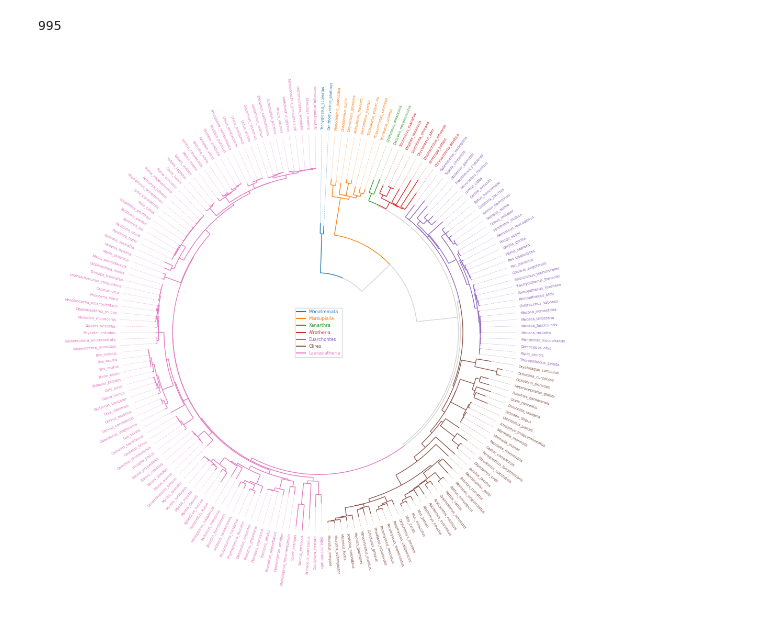
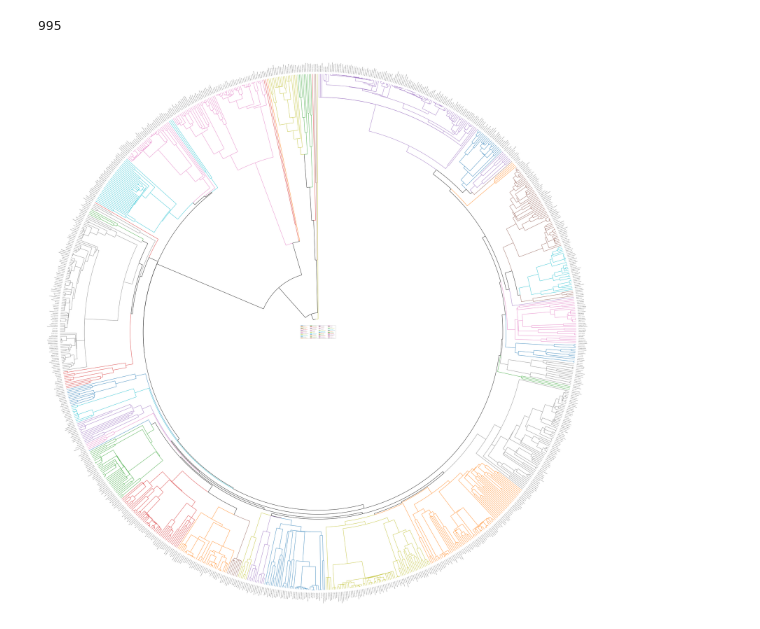
Before and after one commit to anoban/wsu, a Jupyter notebook: notebooks/chapter_02/phylogeney.ipynb, the cells around one changed output. Drawn from its saved outputs; the diff is of its cells as text; code cells hidden in the pictures.

```diff
--- a/notebooks/chapter_02/phylogeney.ipynb
+++ b/notebooks/chapter_02/phylogeney.ipynb
@@ -16,6 +16,7 @@ from pycirclize.utils import ColorCycler, load_example_tree_file
 from Bio import Phylo
 # %%
 phylogeny = Phylo.read(r"../../data/chapter2/uphylomaker/collab_fineroots_log_995_species_means_5states.tre", format="newick")
+data = pd.read_csv(r"../../data/chapter2/FREDv3subset/collab_fineroots_log_995_species_means_5states_name_matched_with_phylogeny.csv")
 # %%
 phylogeny.total_branch_length()
 # %% [output]
@@ -25,37 +26,25 @@ phylogeny.count_terminals() # tips are called terminals here
 # %% [output]
 995
 # %%
-# Initialize Circos from phylogenetic tree
-tree_file = load_example_tree_file("large_example.nwk")
-circos, tv = Circos.initialize_from_tree(tree_file, r_lim=(30, 100), leaf_label_size=5, line_kws=dict(color="lightgrey", lw=1.0))
+circos, tv = Circos.initialize_from_tree(tree_data=phylogeny, r_lim=(5, 100), leaf_label_size=3, line_kws=dict(color="black", lw=1.0), align_leaf_label=True, # initialize Circos from phylogenetic tree
+                                         leaf_label_rmargin=1, label_formatter=lambda name: name.replace('_', ' '))
+order_species_dict = {order: tuple(df.binominal) for (order, df) in data.groupby("F01290")} # define group-species dict for tree annotation
+ColorCycler.set_cmap("tab10") # lots of colours get repeated here though??????
+order_colour = {order: ColorCycler() for order  in order_species_dict}
 
-# Define group-species dict for tree annotation
-# In this example, set minimum species list to specify group's MRCA node
-group_name2species_list = dict(
-    Monotremata=["Tachyglossus_aculeatus", "Ornithorhynchus_anatinus"],
-    Marsupialia=["Monodelphis_domestica", "Vombatus_ursinus"],
-    Xenarthra=["Choloepus_didactylus", "Dasypus_novemcinctus"],
-    Afrotheria=["Trichechus_manatus", "Chrysochloris_asiatica"],
-    Euarchontes=["Galeopterus_variegatus", "Theropithecus_gelada"],
-    Glires=["Oryctolagus_cuniculus", "Microtus_oregoni"],
-    Laurasiatheria=["Talpa_occidentalis", "Mirounga_leonina"],
-)
+for order, species in order_species_dict.items():
+    colour = order_colour[order]
+    tv.set_node_line_props(species, color=colour, apply_label_color=False) # don't colour the labels
 
-# Set tree line color & label color
-ColorCycler.set_cmap("tab10")
-group_name2color = {name: ColorCycler() for name in group_name2species_list.keys()}
-for group_name, species_list in group_name2species_list.items():
-    color = group_name2color[group_name]
-    tv.set_node_line_props(species_list, color=color, apply_label_color=True)
-
-# Plot figure & set legend on center
+# plot figure & set legend on center
 fig = circos.plotfig()
-fig.set_size_inches(10, 10)
-circos.ax.legend(handles=[Line2D([], [], label=n, color=c) for n, c in group_name2color.items()], labelcolor=group_name2color.values(), fontsize=6, loc="center", bbox_to_anchor=(0.5, 0.5))
+fig.set_size_inches(30, 30)
+circos.ax.legend(handles=[Line2D([], [], label=order, color=colour) for (order, colour) in order_colour.items()], labelcolor=order_colour.values(), fontsize=3, loc="center",
+                 bbox_to_anchor=(0.5, 0.5), ncols=4)
 
 # plt.show()
 plt.savefig(r"./dummyphylogeny.png", dpi=800)
 # %% [output]
-[figure, old version]
+[figure, new version]
 # %%
 # http://www.phytools.org/Cordoba2017/ex/15/Plotting-methods.html
```
Also changed, not shown: 1 other file.
